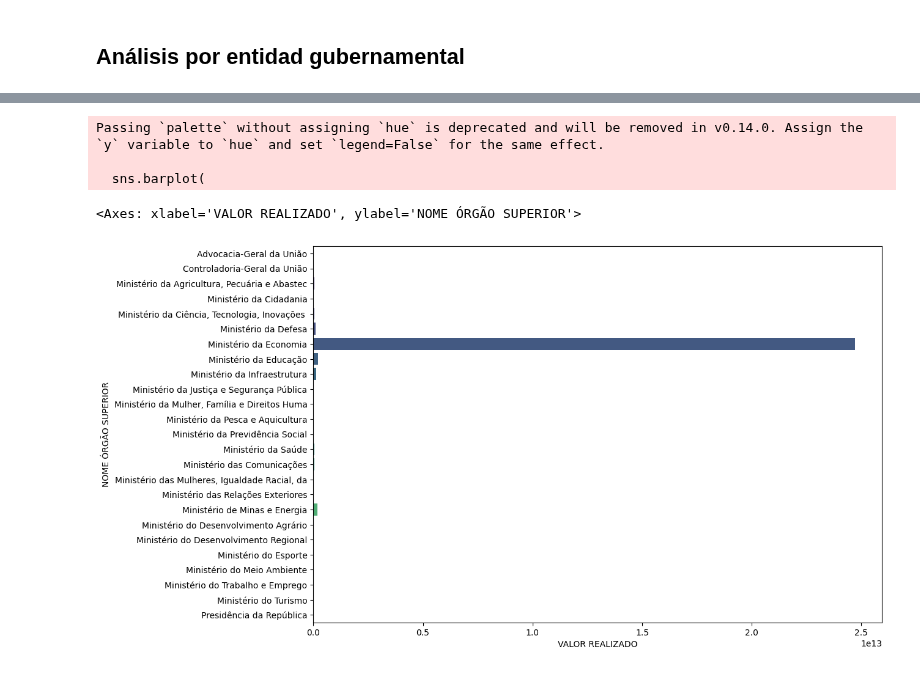
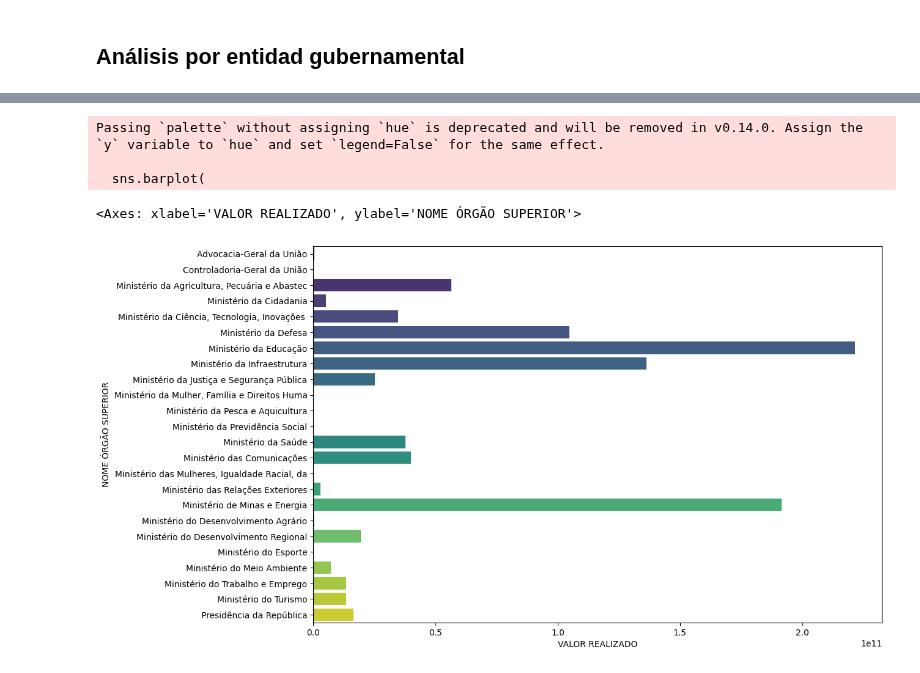
Before and after one commit to Gabijc/Proyecto2-Insights-Brasil, a Jupyter notebook: Análisis_categorías.ipynb, the cells around one changed output, grey strips where cells are left out. Cells and saved outputs as stored; diff of their text form; code cells hidden in the pictures.

Commit message:
Seguimos visualizando

```diff
--- a/Análisis_categorías.ipynb
+++ b/Análisis_categorías.ipynb
@@ -329,3 +329,6 @@ entidad_gub
 | 22 | Ministério do Trabalho e Emprego | 14,328,825,280.00 | 0.00 | 13,484,362,951.59 | 94.11 | ... |
 | 23 | Ministério do Turismo | 13,828,150,327.00 | 51,866,238.80 | 13,535,637,878.06 | 97.88 | ... |
 | 24 | Presidência da República | 64,130,813,734.00 | 0.00 | 16,491,839,911.74 | 25.72 | ... |
+# %%
+entidad_gub_sin_ec = entidad_gub[entidad_gub["NOME ÓRGÃO SUPERIOR"] != "Ministério da Economia"]
+entidad_gub_sin_ec
@@ -332,17 +353,16 @@ entidad_gub
 # %%
 plt.figure(figsize=(12, 8))  # Tamaño del gráfico
 sns.barplot(
     x="VALOR REALIZADO",
     y="NOME ÓRGÃO SUPERIOR",
-    data=entidad_gub,
-    palette="viridis"  # Paleta de colores
-)
+    data=entidad_gub_sin_ec,
+    palette="viridis" )
 # %% [output]
 Passing `palette` without assigning `hue` is deprecated and will be removed in v0.14.0. Assign the `y` variable to `hue` and set `legend=False` for the same effect.
 
   sns.barplot(
 <Axes: xlabel='VALOR REALIZADO', ylabel='NOME ÓRGÃO SUPERIOR'>
-[figure, old version]
+[figure, new version]
 # %%
 # Ingresos por categoría económica general
 info_cat_ec(datos_brasil, ["NOME ÓRGÃO SUPERIOR", "NOME ÓRGÃO"])
```
Also changed, not shown: parts of 2 cells of this notebook, 1 other file.
